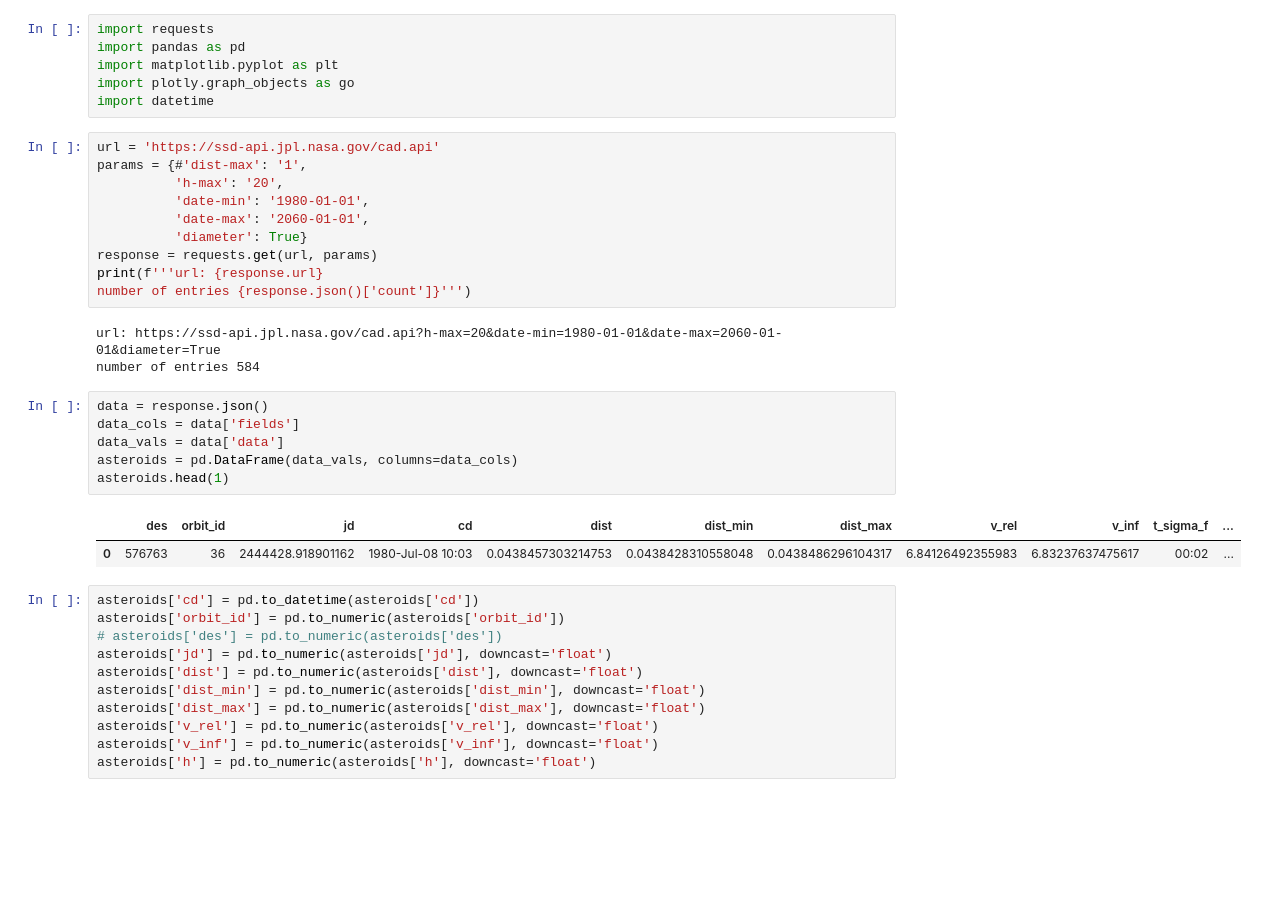
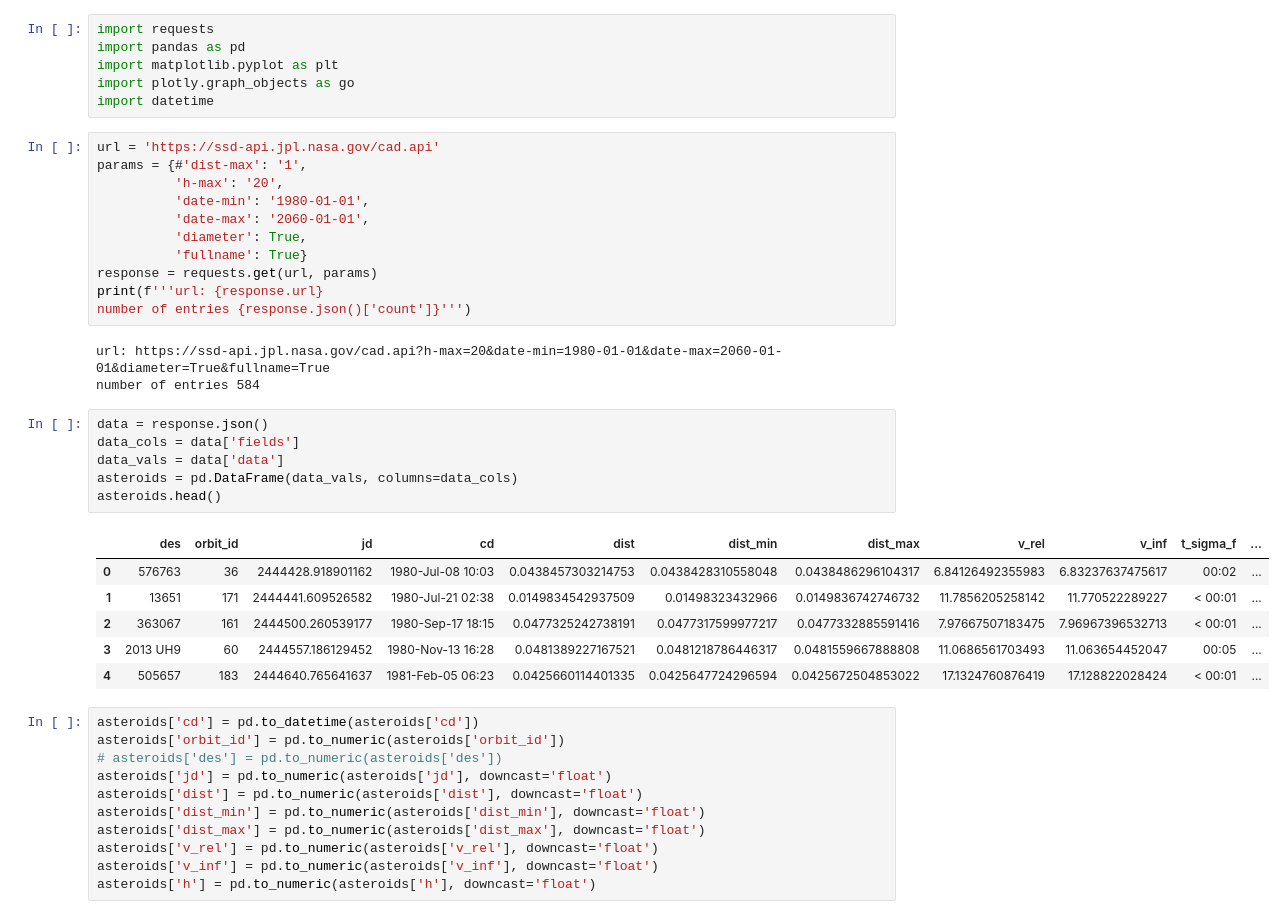
Before and after one commit to alisonands/Asteroids, a Jupyter notebook: plot/data-plot-test.ipynb, the cells around one changed output. Drawn from its saved outputs; the diff is of its cells as text; blank space fills up the shorter version.

Commit message:
updates
added names to asteroid objects

```diff
--- a/plot/data-plot-test.ipynb
+++ b/plot/data-plot-test.ipynb
@@ -35,22 +35,27 @@ params = {#'dist-max': '1',
           'h-max': '20',
           'date-min': '1980-01-01',
           'date-max': '2060-01-01',
-          'diameter': True}
+          'diameter': True,
+          'fullname': True}
 response = requests.get(url, params)
 print(f'''url: {response.url}
 number of entries {response.json()['count']}''')
 # %% [output]
-url: https://ssd-api.jpl.nasa.gov/cad.api?h-max=20&date-min=1980-01-01&date-max=2060-01-01&diameter=True
+url: https://ssd-api.jpl.nasa.gov/cad.api?h-max=20&date-min=1980-01-01&date-max=2060-01-01&diameter=True&fullname=True
 number of entries 584
 # %%
 data = response.json()
 data_cols = data['fields']
 data_vals = data['data']
 asteroids = pd.DataFrame(data_vals, columns=data_cols)
-asteroids.head(1)
+asteroids.head()
 # %% [output]
 |  | des | orbit_id | jd | cd | dist | dist_min | dist_max | v_rel | v_inf | t_sigma_f | ... |
 | 0 | 576763 | 36 | 2444428.918901162 | 1980-Jul-08 10:03 | 0.0438457303214753 | 0.0438428310558048 | 0.0438486296104317 | 6.84126492355983 | 6.83237637475617 | 00:02 | ... |
+| 1 | 13651 | 171 | 2444441.609526582 | 1980-Jul-21 02:38 | 0.0149834542937509 | 0.01498323432966 | 0.0149836742746732 | 11.7856205258142 | 11.770522289227 | < 00:01 | ... |
+| 2 | 363067 | 161 | 2444500.260539177 | 1980-Sep-17 18:15 | 0.0477325242738191 | 0.0477317599977217 | 0.0477332885591416 | 7.97667507183475 | 7.96967396532713 | < 00:01 | ... |
+| 3 | 2013 UH9 | 60 | 2444557.186129452 | 1980-Nov-13 16:28 | 0.0481389227167521 | 0.0481218786446317 | 0.0481559667888808 | 11.0686561703493 | 11.063654452047 | 00:05 | ... |
+| 4 | 505657 | 183 | 2444640.765641637 | 1981-Feb-05 06:23 | 0.0425660114401335 | 0.0425647724296594 | 0.0425672504853022 | 17.1324760876419 | 17.128822028424 | < 00:01 | ... |
 # %%
 asteroids['cd'] = pd.to_datetime(asteroids['cd'])
 asteroids['orbit_id'] = pd.to_numeric(asteroids['orbit_id'])
```
Also changed, not shown: parts of 2 cells of this notebook, 1 other file.
